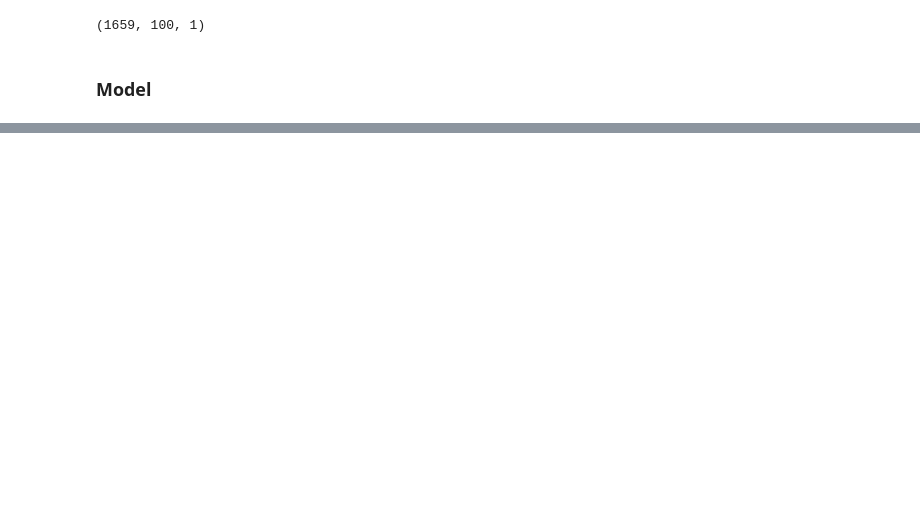
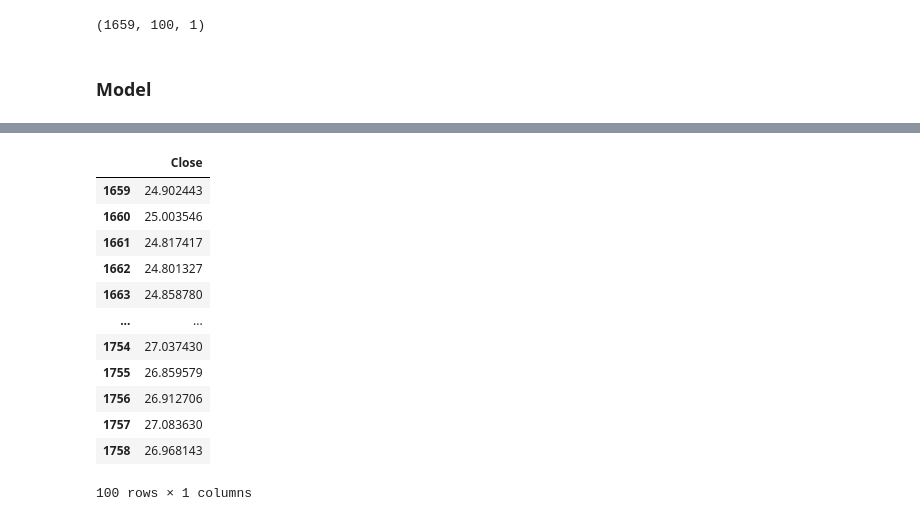
Before and after one commit to Aakashkhanal/stock_price_prediction, a Jupyter notebook: main.ipynb, the cells around one changed output, grey strips where cells are left out. Saved outputs shown, nothing was run; the diff lists cells and outputs as text; code cells hidden in the pictures; blank space fills up the shorter version.

```diff
--- a/main.ipynb
+++ b/main.ipynb
@@ -249,0 +316,16 @@ Proceed (Y/n)? ^C
+# %%
+data_training.tail(100)
+# %% [output]
+|  | Close |
+| 1659 | 24.902443 |
+| 1660 | 25.003546 |
+| 1661 | 24.817417 |
+| 1662 | 24.801327 |
+| 1663 | 24.858780 |
+| ... | ... |
+| 1754 | 27.037430 |
+| 1755 | 26.859579 |
+| 1756 | 26.912706 |
+| 1757 | 27.083630 |
+| 1758 | 26.968143 |
+100 rows × 1 columns
```
Also changed, not shown: parts of 36 cells of this notebook.
